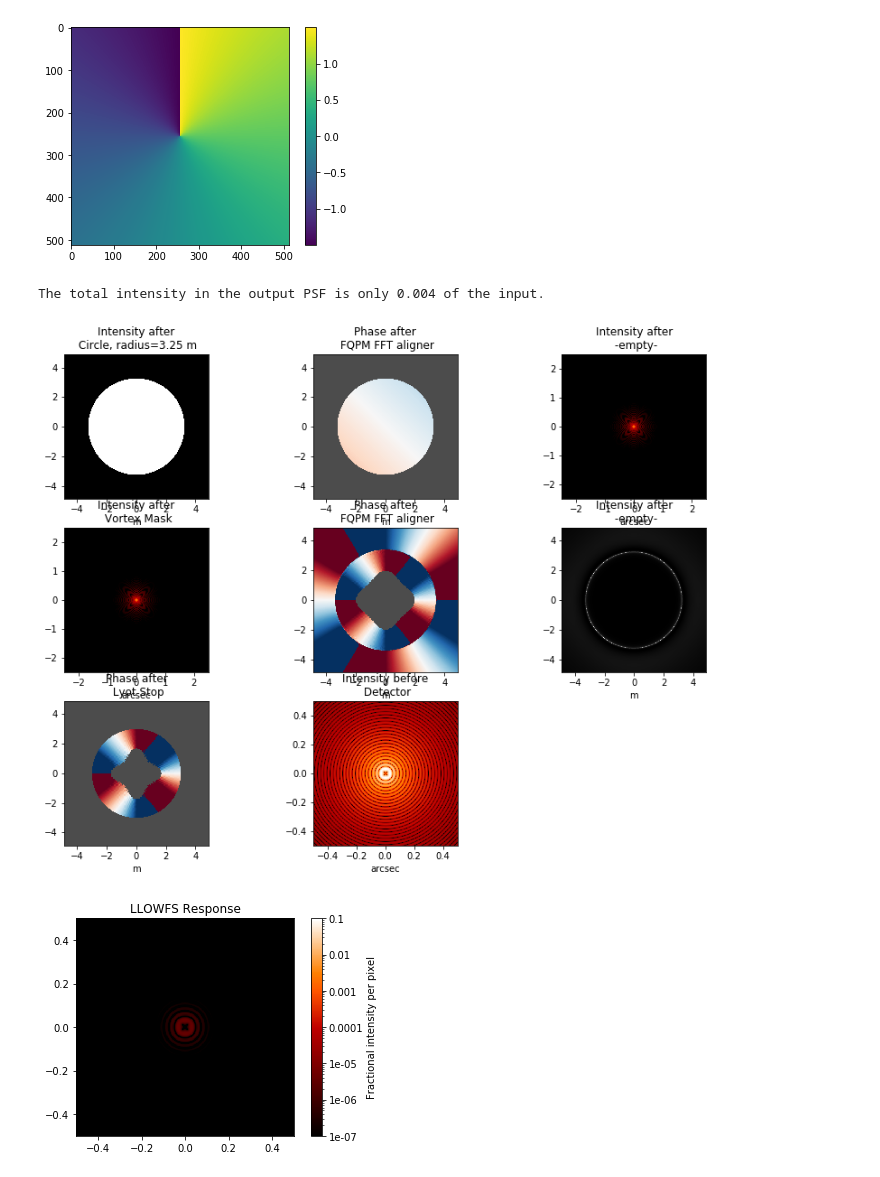
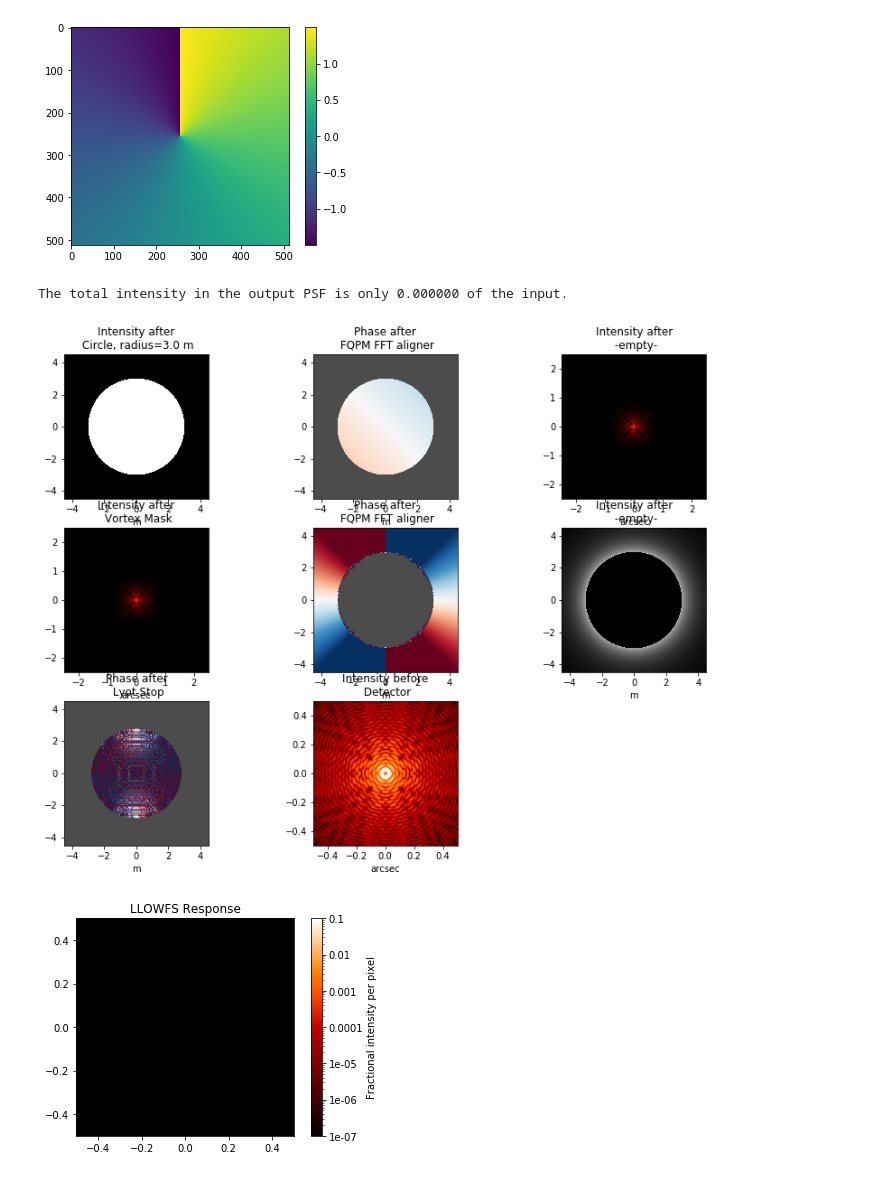
Before and after one commit to gregwallan/coronagraph-NN-data-gen, a Jupyter notebook: System_Development.ipynb, the cells around one changed output. Cells and saved outputs as stored; diff of their text form; code cells hidden in the pictures.

Commit message:
changing default vortex charge to 2

```diff
--- a/System_Development.ipynb
+++ b/System_Development.ipynb
@@ -48,23 +49,6 @@ plt.colorbar()
 PlaneType.pupil
 <matplotlib.colorbar.Colorbar at 0x...>
 [figure]
-# %%
-class VortexMask(poppy.AnalyticOpticalElement):
-    def __init__(self, name="unnamed Vortex ", charge=1, wavelength=10.65e-6 * u.meter, **kwargs):
-        self.charge = charge
-        self.central_wavelength = wavelength
-        self._wavefront_display_hint='phase'
-        poppy.AnalyticOpticalElement.__init__(self,name=name,**kwargs)
-
-    def get_opd(self,wave):
-        if not isinstance(wave, poppy.poppy_core.Wavefront):
-            raise ValueError("4QPM get_opd must be called with a Wavefront to define the spacing")
-        assert (wave.planetype == poppy.poppy_core.PlaneType.image)
-
-        y, x = self.get_coordinates(wave)
-        angle = np.arctan2(x,y)
-        opd = self.charge*angle/(2*np.pi)*self.central_wavelength.to(u.meter).value
-        return opd
 # %%
 wf = poppy.Wavefront(diam=0.5*u.m,wavelength=632e-9,npix=512,oversample=4,pixelscale=0.01)
 print(wf.planetype)
@@ -90,37 +74,37 @@ def generate_coefficients(wfe_budget):
 # %%
 oversample=4
 pixelscale = 0.010  #arcsec/pixel
 wavelength = 632e-9*u.m
-pupil_radius = 3.25
+pupil_radius = 3.0
 sensor_defocus = 2*wavelength.to(u.m).value
 wfe = [0, 25, 25, 25, 25, 25]
 
 osys = poppy.OpticalSystem("test", oversample=oversample)
 osys.add_pupil(poppy.CircularAperture(radius=pupil_radius,pad_factor=1.5))
 #error = poppy.ZernikeWFE(radius=pupil_radius, coefficients=generate_coefficients(wfe))
 #osys.add_pupil(error)
 osys.add_pupil(poppy.FQPM_FFT_aligner())
 osys.add_image()
-vtx = VortexMask(charge=3,wavelength=wavelength,name='Vortex Mask')
+vtx = VortexMask(charge=2,wavelength=wavelength,name='Vortex Mask')
 osys.add_image(vtx)
 osys.add_pupil(poppy.FQPM_FFT_aligner(direction='backward'))
 osys.add_pupil()
 #lyot = poppy.InverseTransmission(poppy.CircularAperture(radius=3.0,name='Lyot Stop'))
-lyot = poppy.CircularAperture(radius=3.0,name='Lyot Stop')
+lyot = poppy.CircularAperture(radius=2.8,name='Lyot Stop')
 lyot._wavefront_display_hint='intensity' # advanced tweak: ensure intensity rather than phase gets displayed
 osys.add_pupil(lyot)
 osys.add_detector(pixelscale=pixelscale, fov_arcsec=1.0)
 defocus = poppy.ZernikeWFE(radius=pupil_radius, coefficients=[0,0,0,sensor_defocus])
 plt.figure(figsize=(14,10))
 corpsf = osys.calc_psf(wavelength=wavelength, display_intermediates=True)
 
 
-print("The total intensity in the output PSF is only {0:.3f} of the input.".format(corpsf[0].data.sum()))
+print("The total intensity in the output PSF is only {0:.6f} of the input.".format(corpsf[0].data.sum()))
 # %% [output]
-The total intensity in the output PSF is only 0.004 of the input.
+The total intensity in the output PSF is only 0.000000 of the input.
-[figure, old version]
+[figure, new version]
 # %%
 plt.figure()
 poppy.display_psf(corpsf,title='LLOWFS Response')
 # %% [output]
-[figure, old version]
+[figure, new version]
```
Also changed, not shown: parts of 1 cell of this notebook, 3 other files.
